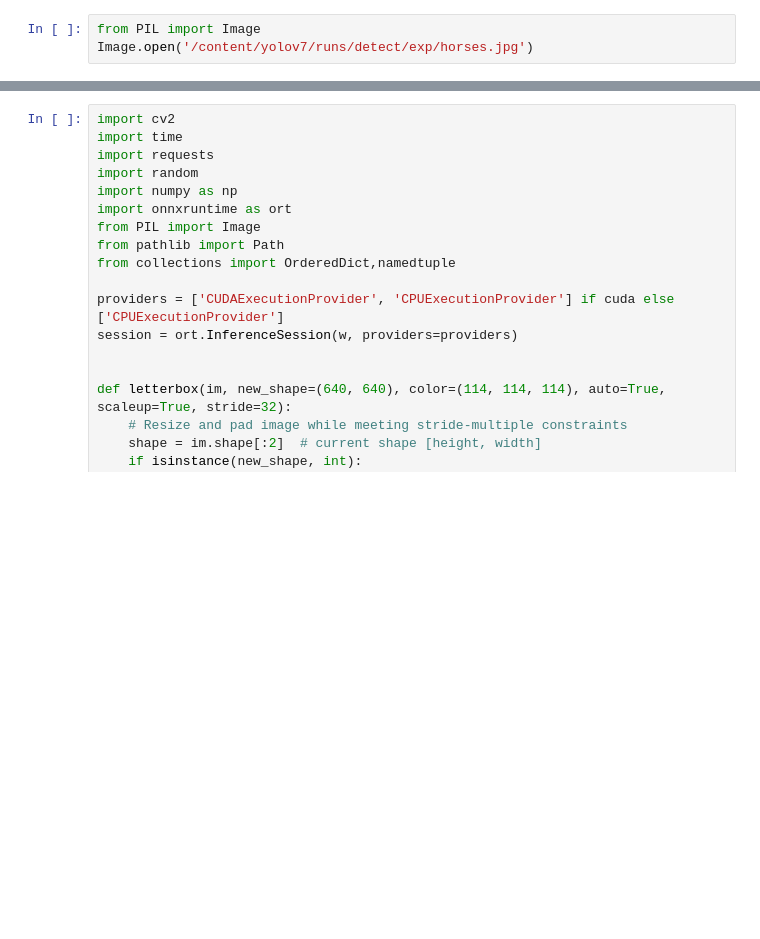
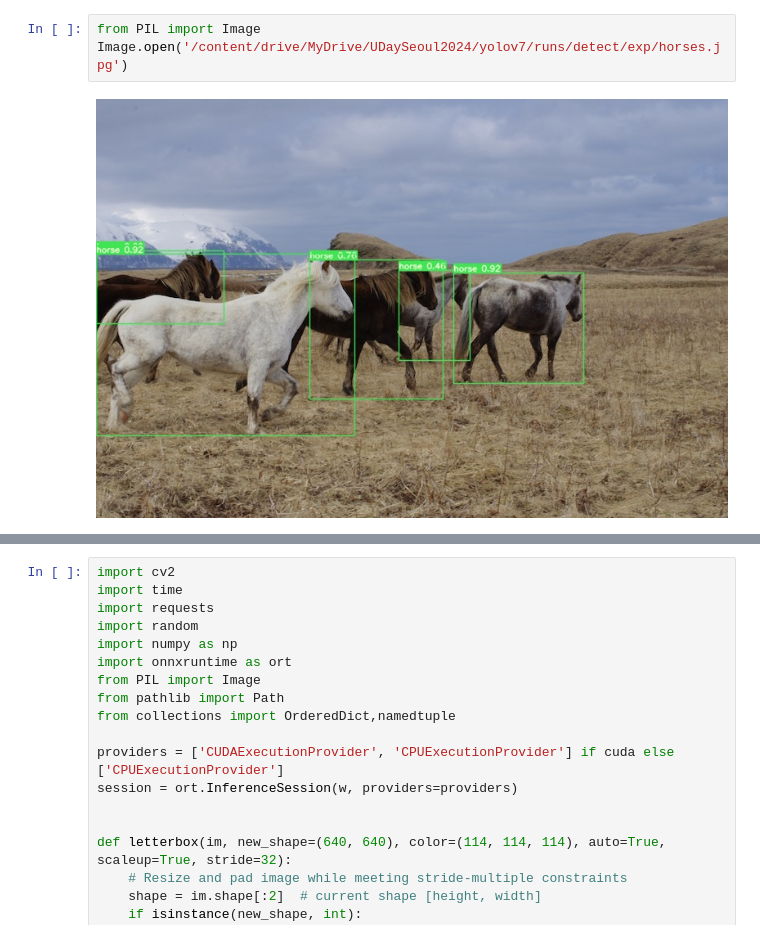
Before and after one commit to skykim/torch-to-onnx-zoo, a Jupyter notebook: ipynb/YOLOv7ONNX.ipynb, the cells around one changed output, grey strips where cells are left out. Drawn from its saved outputs; the diff is of its cells as text; blank space fills up the shorter version.

Commit message:
Connect to Google Drive

```diff
--- a/ipynb/YOLOv7ONNX.ipynb
+++ b/ipynb/YOLOv7ONNX.ipynb
@@ -31,5 +122,7 @@ print(f"Pytorch version: {torch.__version__} ")
 # %%
 from PIL import Image
-Image.open('/content/yolov7/runs/detect/exp/horses.jpg')
+Image.open('/content/drive/MyDrive/UDaySeoul2024/yolov7/runs/detect/exp/horses.jpg')
+# %% [output]
+[figure, added]
 # %%
 # export ONNX for ONNX inference
```
Also changed, not shown: parts of 12 cells of this notebook, 3 other files.
